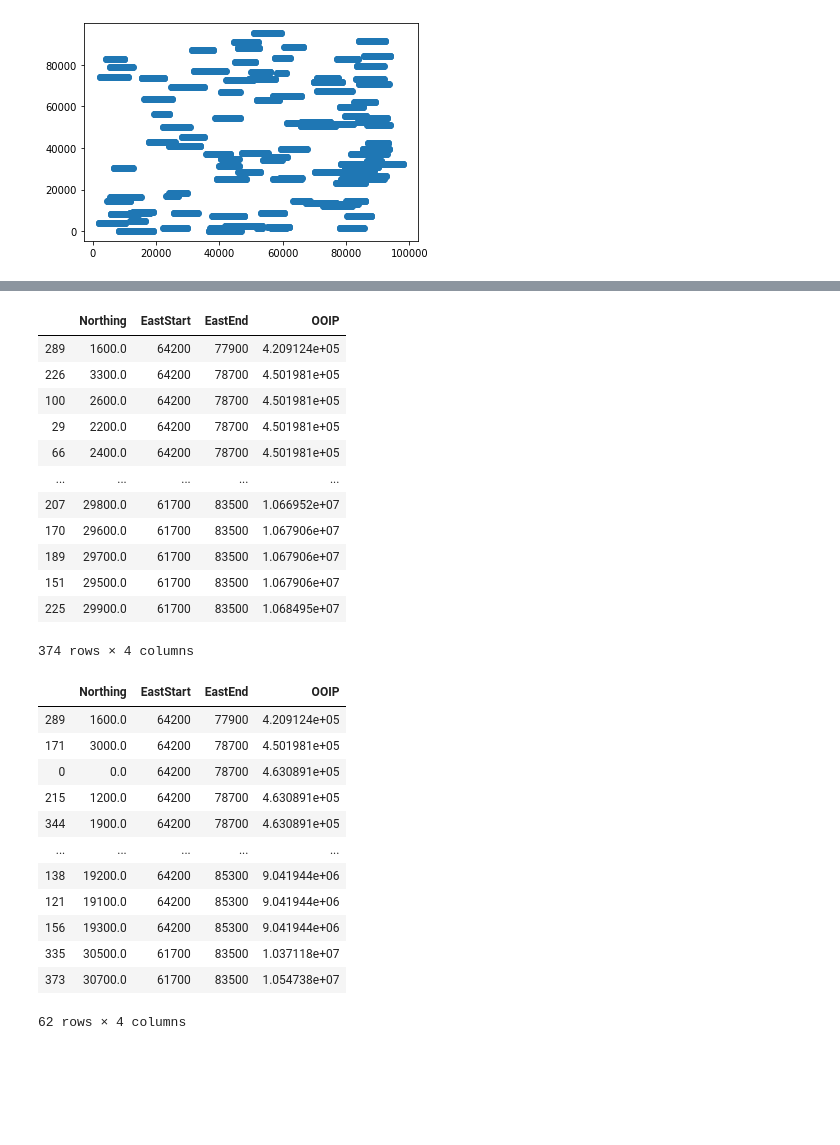
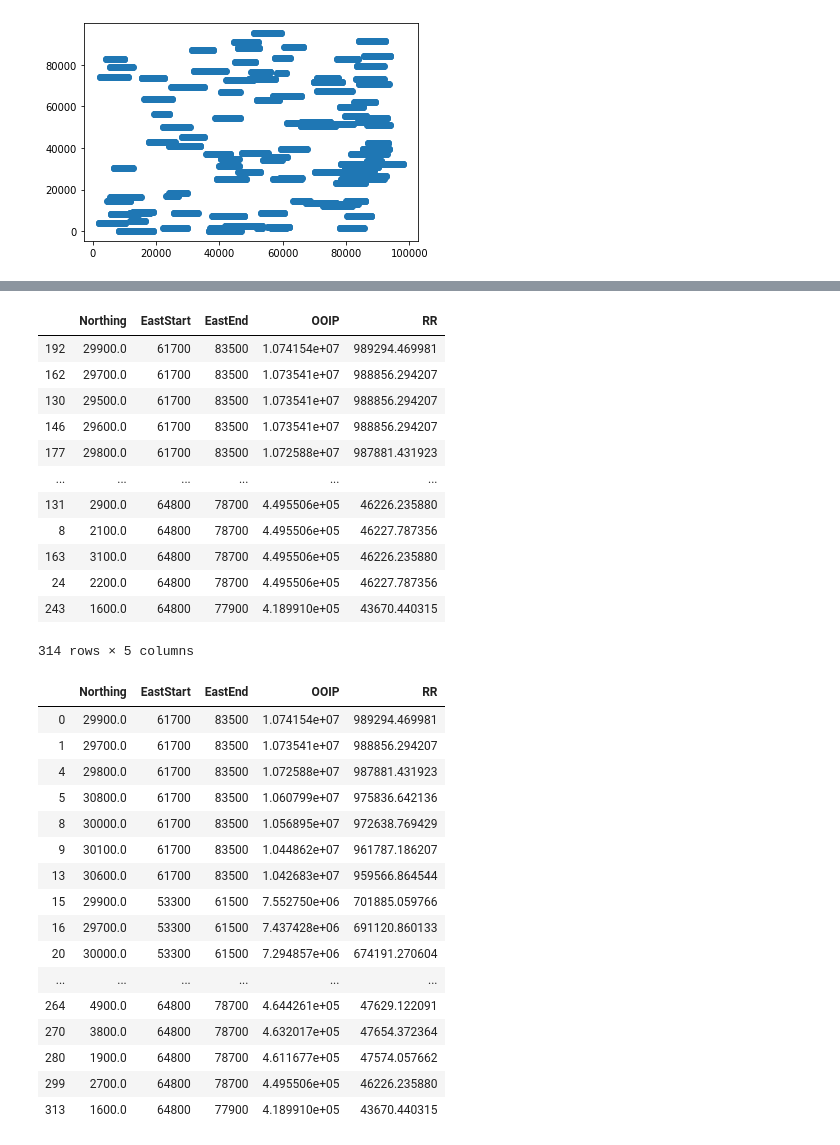
Before and after one commit to fang-helen/Final-Project-FRI, a Jupyter notebook: Final Project FRI.ipynb, the cells around one changed output, grey strips where cells are left out. Saved outputs shown, nothing was run; the diff lists cells and outputs as text; code cells hidden in the pictures; blank space fills up the shorter version.

```diff
--- a/Final Project FRI.ipynb
+++ b/Final Project FRI.ipynb
@@ -685,11 +786,22 @@ def ooipOfRange(n,eStart, eEnd):
         total += ooip[j]
         j += 1
     return total
+
+rr = bestWells['RR'].values
+def rrOfRange(n,eStart, eEnd):
+    total = 0
+    i = indexOf(northing,n,0)
+    j = indexOf(easting,eStart,i)
+    while easting[j] < eEnd:
+        total += rr[j]
+        j += 1
+    return total
 # %%
 rangeN = []
 eastStart = []
 eastEnd = []
 rangeOOIP = []
+rangeRR = []
 # %%
 ooipOfRange(0,61100,61200)
 # %% [output]
@@ -721,55 +833,60 @@ for n in rangesByNorthing:
         eastStart.append(r[0])
         eastEnd.append(r[1])
         rangeOOIP.append(ooipOfRange(n,r[0],r[1]))
+        rangeRR.append(rrOfRange(n,r[0],r[1]))
 # %%
 ooipOfRanges = pd.DataFrame()
 ooipOfRanges['Northing'] = rangeN
 ooipOfRanges['EastStart'] = eastStart
 ooipOfRanges['EastEnd'] = eastEnd
 ooipOfRanges['OOIP'] = rangeOOIP
-ooipOfRanges.sort_values(by=['OOIP'],inplace = True)
+ooipOfRanges['RR'] = rangeRR
+ooipOfRanges.sort_values(by=['OOIP'], inplace = True, ascending=False)
 ooipOfRanges
 # %% [output]
-|  | Northing | EastStart | EastEnd | OOIP |
-| 289 | 1600.0 | 64200 | 77900 | 4.209124e+05 |
-| 226 | 3300.0 | 64200 | 78700 | 4.501981e+05 |
-| 100 | 2600.0 | 64200 | 78700 | 4.501981e+05 |
-| 29 | 2200.0 | 64200 | 78700 | 4.501981e+05 |
-| 66 | 2400.0 | 64200 | 78700 | 4.501981e+05 |
-| ... | ... | ... | ... | ... |
-| 207 | 29800.0 | 61700 | 83500 | 1.066952e+07 |
-| 170 | 29600.0 | 61700 | 83500 | 1.067906e+07 |
-| 189 | 29700.0 | 61700 | 83500 | 1.067906e+07 |
-| 151 | 29500.0 | 61700 | 83500 | 1.067906e+07 |
-| 225 | 29900.0 | 61700 | 83500 | 1.068495e+07 |
+|  | Northing | EastStart | EastEnd | OOIP | RR |
+| 192 | 29900.0 | 61700 | 83500 | 1.074154e+07 | 989294.469981 |
+| 162 | 29700.0 | 61700 | 83500 | 1.073541e+07 | 988856.294207 |
+| 130 | 29500.0 | 61700 | 83500 | 1.073541e+07 | 988856.294207 |
+| 146 | 29600.0 | 61700 | 83500 | 1.073541e+07 | 988856.294207 |
+| 177 | 29800.0 | 61700 | 83500 | 1.072588e+07 | 987881.431923 |
+| ... | ... | ... | ... | ... | ... |
+| 131 | 2900.0 | 64800 | 78700 | 4.495506e+05 | 46226.235880 |
+| 8 | 2100.0 | 64800 | 78700 | 4.495506e+05 | 46227.787356 |
+| 163 | 3100.0 | 64800 | 78700 | 4.495506e+05 | 46226.235880 |
+| 24 | 2200.0 | 64800 | 78700 | 4.495506e+05 | 46227.787356 |
+| 243 | 1600.0 | 64800 | 77900 | 4.189910e+05 | 43670.440315 |
-374 rows × 4 columns
+314 rows × 5 columns
 # %%
-ooipPruned = ooipOfRanges
-ooipPruned.reset_index()
+ooipPruned = ooipOfRanges.reset_index(drop=True)
 
 ooipOfRange = ooipPruned['OOIP'].values
 
-index = len(northRanges)-1
+index = len(ooipOfRange)-1
 #prune the repeated values -- due to the values being clustered too closely together
 while index > 0:
     if(ooipOfRange[index] == ooipOfRange[index-1]):
         ooipPruned = ooipPruned.drop(index)
     index -= 1
 ooipPruned
 # %% [output]
-|  | Northing | EastStart | EastEnd | OOIP |
-| 289 | 1600.0 | 64200 | 77900 | 4.209124e+05 |
-| 171 | 3000.0 | 64200 | 78700 | 4.501981e+05 |
-| 0 | 0.0 | 64200 | 78700 | 4.630891e+05 |
-| 215 | 1200.0 | 64200 | 78700 | 4.630891e+05 |
-| 344 | 1900.0 | 64200 | 78700 | 4.630891e+05 |
-| ... | ... | ... | ... | ... |
-| 138 | 19200.0 | 64200 | 85300 | 9.041944e+06 |
-| 121 | 19100.0 | 64200 | 85300 | 9.041944e+06 |
-| 156 | 19300.0 | 64200 | 85300 | 9.041944e+06 |
-| 335 | 30500.0 | 61700 | 83500 | 1.037118e+07 |
-| 373 | 30700.0 | 61700 | 83500 | 1.054738e+07 |
+|  | Northing | EastStart | EastEnd | OOIP | RR |
+| 0 | 29900.0 | 61700 | 83500 | 1.074154e+07 | 989294.469981 |
+| 1 | 29700.0 | 61700 | 83500 | 1.073541e+07 | 988856.294207 |
+| 4 | 29800.0 | 61700 | 83500 | 1.072588e+07 | 987881.431923 |
+| 5 | 30800.0 | 61700 | 83500 | 1.060799e+07 | 975836.642136 |
+| 8 | 30000.0 | 61700 | 83500 | 1.056895e+07 | 972638.769429 |
+| 9 | 30100.0 | 61700 | 83500 | 1.044862e+07 | 961787.186207 |
+| 13 | 30600.0 | 61700 | 83500 | 1.042683e+07 | 959566.864544 |
+| 15 | 29900.0 | 53300 | 61500 | 7.552750e+06 | 701885.059766 |
+| 16 | 29700.0 | 53300 | 61500 | 7.437428e+06 | 691120.860133 |
+| 20 | 30000.0 | 53300 | 61500 | 7.294857e+06 | 674191.270604 |
+| ... | ... | ... | ... | ... | ... |
+| 264 | 4900.0 | 64800 | 78700 | 4.644261e+05 | 47629.122091 |
+| 270 | 3800.0 | 64800 | 78700 | 4.632017e+05 | 47654.372364 |
+| 280 | 1900.0 | 64800 | 78700 | 4.611677e+05 | 47574.057662 |
+| 299 | 2700.0 | 64800 | 78700 | 4.495506e+05 | 46226.235880 |
+| 313 | 1600.0 | 64800 | 77900 | 4.189910e+05 | 43670.440315 |
-62 rows × 4 columns
 # %%
 northingOfRange = ooipPruned['Northing'].values
 eastStartOfRange = ooipPruned['EastStart'].values
```
Also changed, not shown: parts of 42 cells of this notebook.
